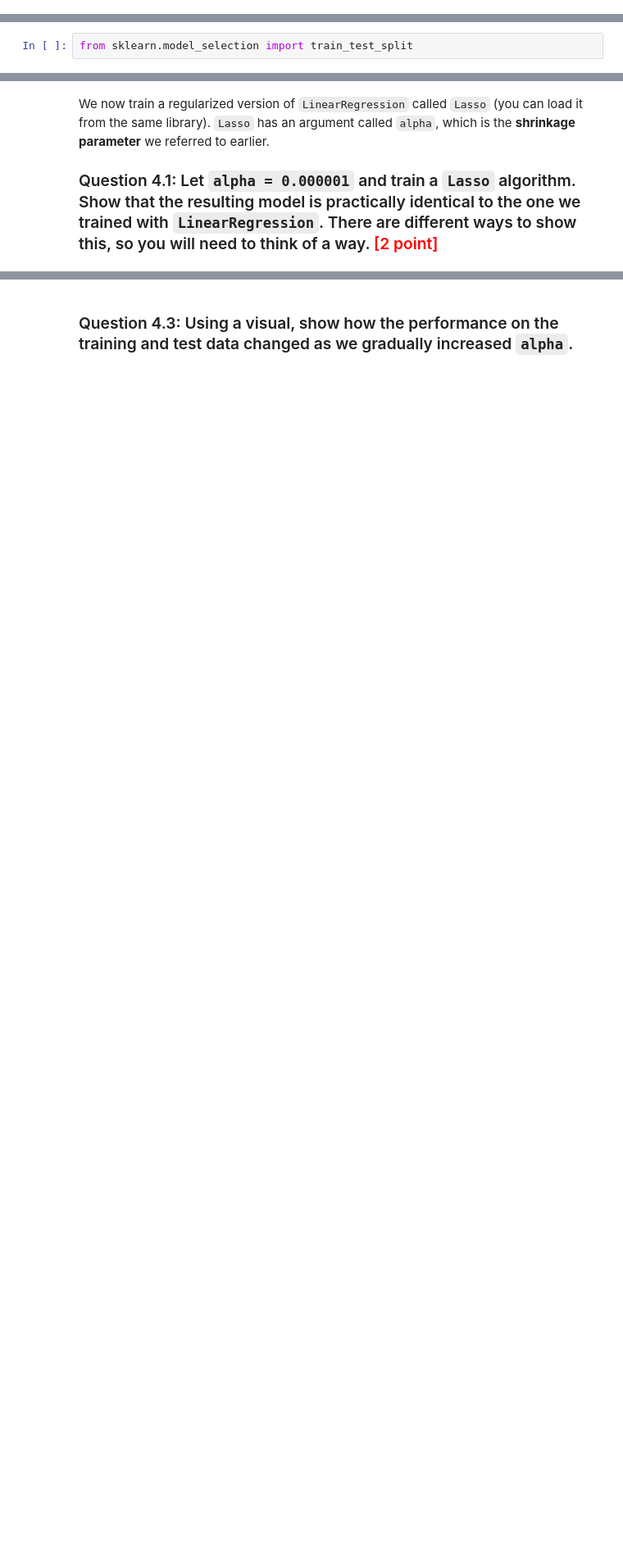
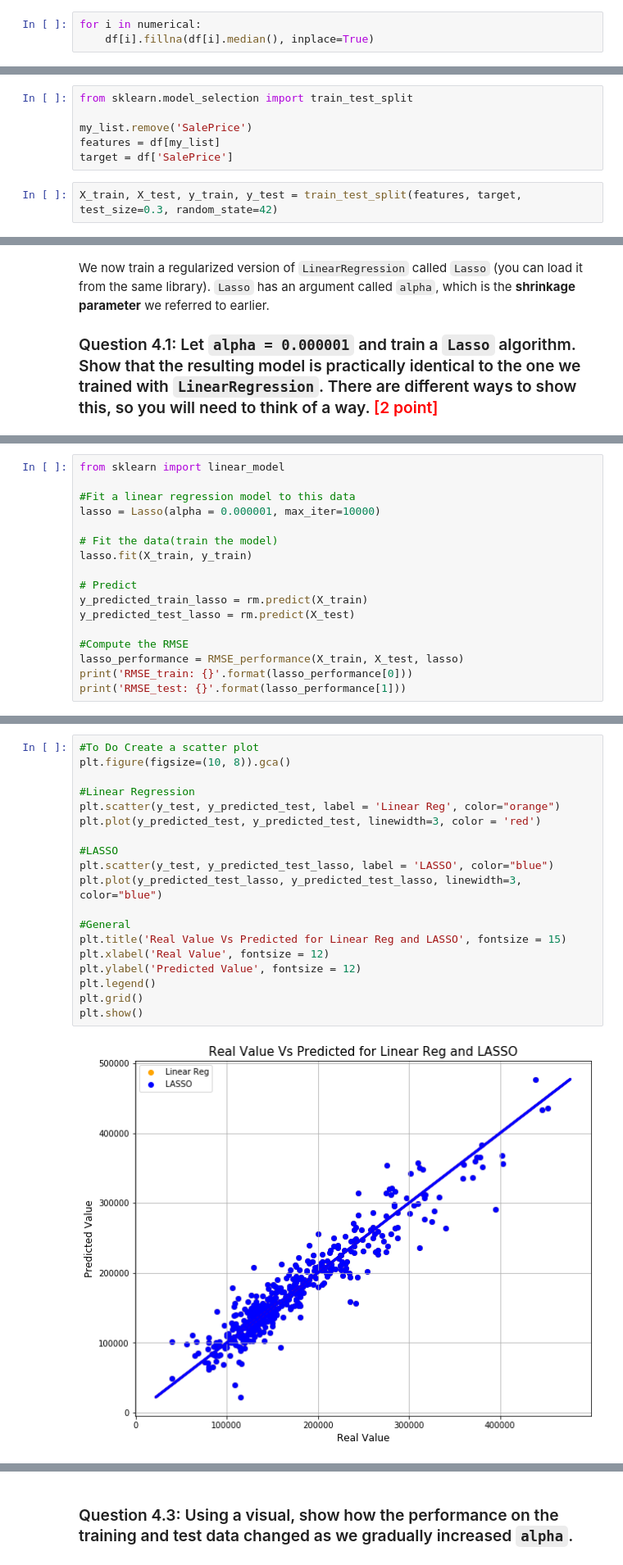
Before and after one commit to rodolfolermacontreras/ML_1_Assignment_7, a Jupyter notebook: MLEARN510-Assignment7-RodolfoLerma.ipynb, the cells around one changed output, grey strips where cells are left out. Shown at 82% size. Saved outputs shown, nothing was run; the diff lists cells and outputs as text; blank space fills up the shorter version.

Commit message:
Missing adding functions and last comments
Potentially missing analysis to select features and then do regression

```diff
--- a/MLEARN510-Assignment7-RodolfoLerma.ipynb
+++ b/MLEARN510-Assignment7-RodolfoLerma.ipynb
@@ -129,4 +204,7 @@ SyntaxError: invalid syntax (<ipython-input-8-25b256e0e0f9>, line 1)
 # %% [markdown]
 ### Question 2.2: Impute missing data by the median of each column.
+# %%
+for i in numerical:
+    df[i].fillna(df[i].median(), inplace=True)
 # %% [markdown]
 ### Question 2.2b: Make sure that there are no null values remaining
@@ -135,2 +249,8 @@ SyntaxError: invalid syntax (<ipython-input-8-25b256e0e0f9>, line 1)
 # %%
 from sklearn.model_selection import train_test_split
+
+my_list.remove('SalePrice')
+features = df[my_list]
+target = df['SalePrice']
+# %%
+X_train, X_test, y_train, y_test = train_test_split(features, target, test_size=0.3, random_state=42)
@@ -157,0 +303,17 @@ from sklearn import linear_model
+# %%
+from sklearn import linear_model
+
+#Fit a linear regression model to this data
+lasso = Lasso(alpha = 0.000001, max_iter=10000)
+
+# Fit the data(train the model)
+lasso.fit(X_train, y_train)
+
+# Predict
+y_predicted_train_lasso = rm.predict(X_train)
+y_predicted_test_lasso = rm.predict(X_test)
+
+#Compute the RMSE
+lasso_performance = RMSE_performance(X_train, X_test, lasso)
+print('RMSE_train: {}'.format(lasso_performance[0]))
+print('RMSE_test: {}'.format(lasso_performance[1]))
@@ -157,0 +323,21 @@ from sklearn import linear_model
+# %%
+#To Do Create a scatter plot
+plt.figure(figsize=(10, 8)).gca()
+
+#Linear Regression
+plt.scatter(y_test, y_predicted_test, label = 'Linear Reg', color="orange")
+plt.plot(y_predicted_test, y_predicted_test, linewidth=3, color = 'red')
+
+#LASSO
+plt.scatter(y_test, y_predicted_test_lasso, label = 'LASSO', color="blue")
+plt.plot(y_predicted_test_lasso, y_predicted_test_lasso, linewidth=3, color="blue")
+
+#General
+plt.title('Real Value Vs Predicted for Linear Reg and LASSO', fontsize = 15)
+plt.xlabel('Real Value', fontsize = 12)
+plt.ylabel('Predicted Value', fontsize = 12)
+plt.legend()
+plt.grid()
+plt.show()
+# %% [output]
+[figure, added]
```
Also changed, not shown: parts of 51 cells of this notebook.
